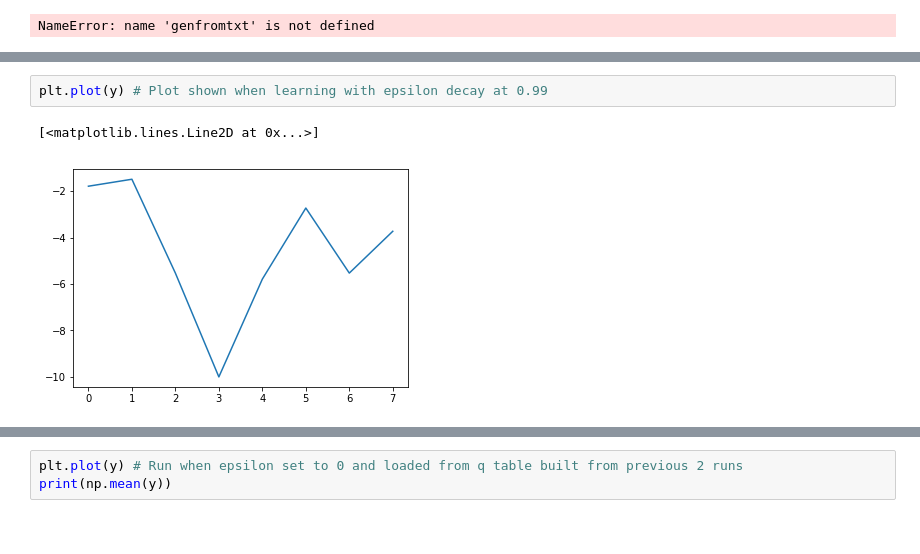
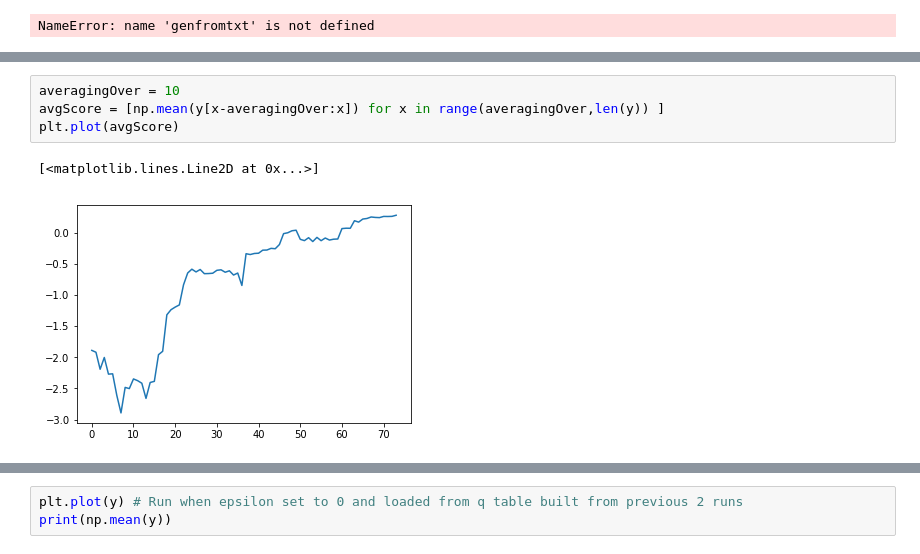
Before and after one commit to mattthelee/Marlo-Double-DQN, a Jupyter notebook: marloAnalysis.ipynb, the cells around one changed output, grey strips where cells are left out. Saved outputs shown, nothing was run; the diff lists cells and outputs as text.

```diff
--- a/marloAnalysis.ipynb
+++ b/marloAnalysis.ipynb
@@ -137,8 +137,10 @@ Average reward for the last 5 games: -3.05 with an epsilon of 0.90
-# %%
-plt.plot(y) # Plot shown when learning with epsilon decay at 0.99
-# %% [output]
-[<matplotlib.lines.Line2D at 0x...>]
-[figure, removed]
+# %%
+averagingOver = 10
+avgScore = [np.mean(y[x-averagingOver:x]) for x in range(averagingOver,len(y)) ]
+plt.plot(avgScore)
+# %% [output]
+[<matplotlib.lines.Line2D at 0x...>]
+[figure, added]
 # %%
 plt.plot(epsilon)
 # %% [output]
```
Also changed, not shown: parts of 3 cells of this notebook, 2 other files.
